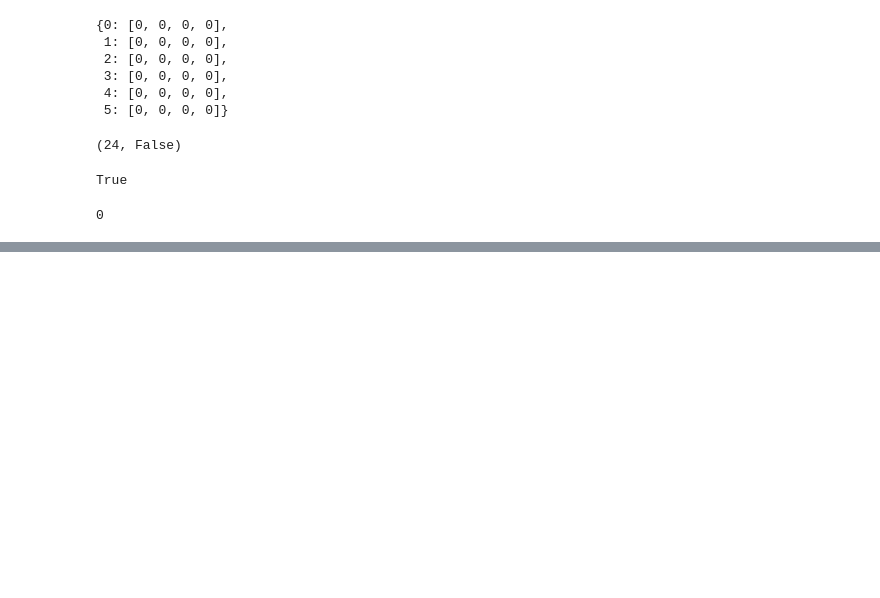
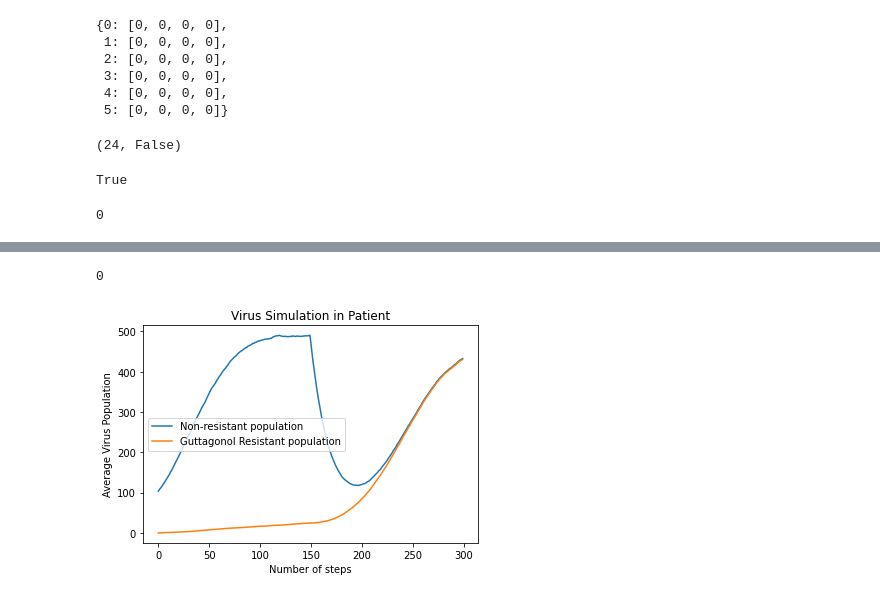
Before and after one commit to miskamvedebel/wil, a Jupyter notebook: computational_thnking/testing.ipynb, the cells around one changed output, grey strips where cells are left out. Saved outputs shown, nothing was run; the diff lists cells and outputs as text; code cells hidden in the pictures; blank space fills up the shorter version.

```diff
--- a/computational_thnking/testing.ipynb
+++ b/computational_thnking/testing.ipynb
@@ -235,0 +573,4 @@ sum(res)
+# %%
+nodes = []
+for i in range(n):
+    nodes.append(newNode(i)) # newNode takes one parameter, the number of the node
@@ -235,0 +857,4 @@ sum(res)
+# %%
+len([])
+# %% [output]
+0
@@ -235,0 +1136,4 @@ sum(res)
+# %%
+simulationWithDrug(numTrials=100, numViruses=100, maxBirthProb=0.1, maxPop=1000, clearProb=0.05, resistances={'guttagonol': False}, mutProb=0.005)
+# %% [output]
+[figure, added]
```
Also changed, not shown: parts of 42 cells of this notebook, 1 other file.
